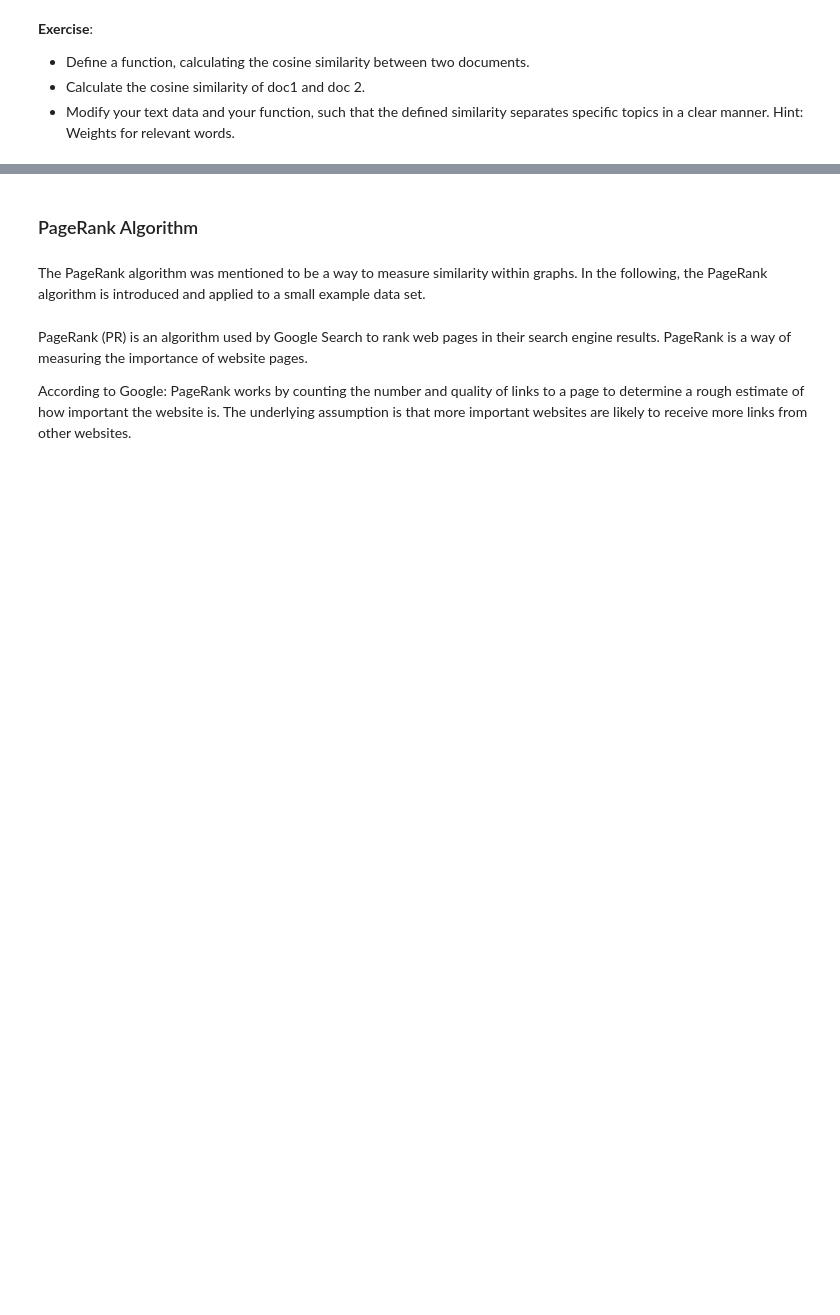
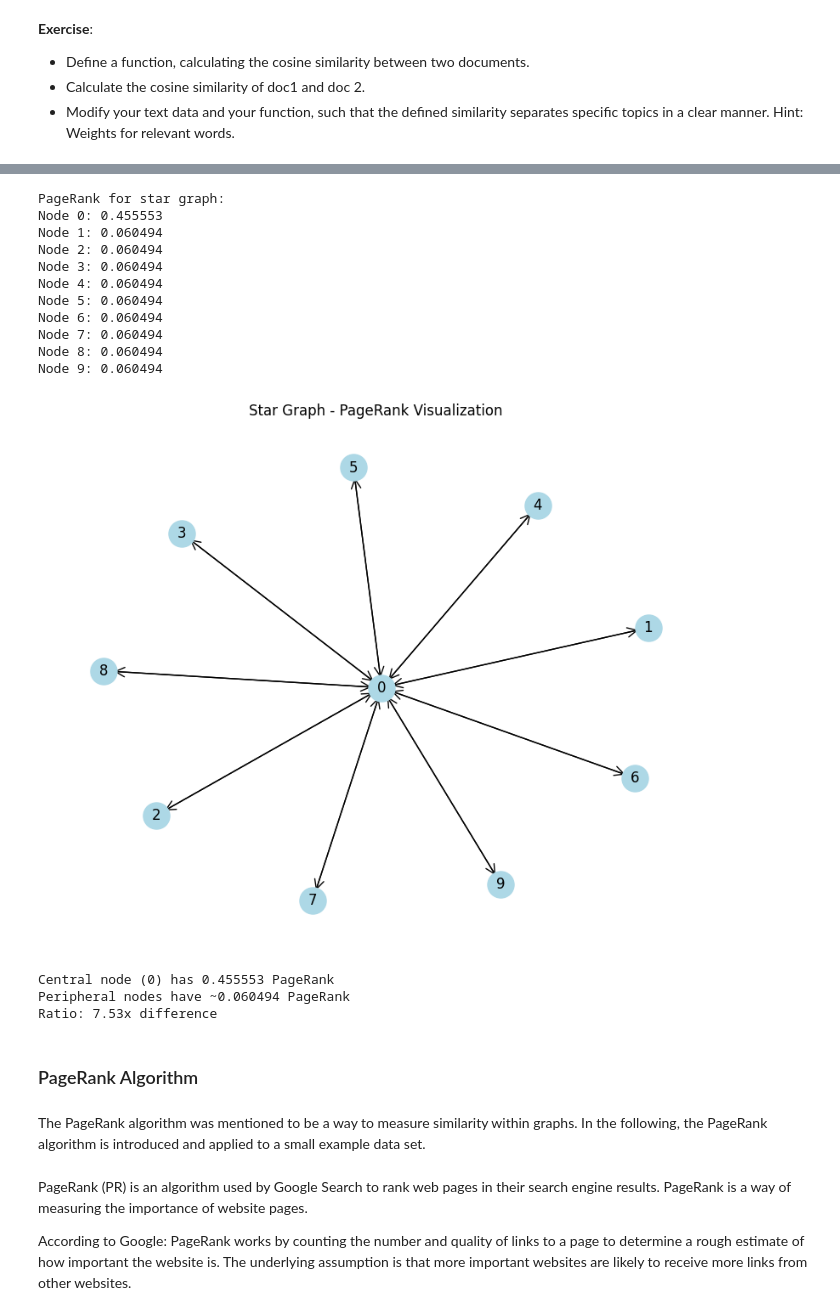
Before and after one commit to KrishnaKumar2002/Digitization-and-Data-Analytics, a Jupyter notebook: DDA EXERCISE/04-Machine Learning-I/MachineLearning_similarities.ipynb, the cells around one changed output, grey strips where cells are left out. Drawn from its saved outputs; the diff is of its cells as text; code cells hidden in the pictures; blank space fills up the shorter version.

```diff
--- a/DDA EXERCISE/04-Machine Learning-I/MachineLearning_similarities.ipynb
+++ b/DDA EXERCISE/04-Machine Learning-I/MachineLearning_similarities.ipynb
@@ -91,3 +193,53 @@ create_dataframe(vector_matrix.toarray(),tokens)
+# %%
+# Exercise: Create a graph with nodes that differ significantly in PageRank
+
+# Create a star graph where one central node connects to many others
+# This creates a clear PageRank difference
+G_star = nx.DiGraph()
+
+# Add edges: node 0 is the central hub with outgoing edges
+# Nodes 1-9 point back to node 0
+G_star.add_edges_from([(0, i) for i in range(1, 10)])  # Hub broadcasts to others
+G_star.add_edges_from([(i, 0) for i in range(1, 10)])  # Others point back to hub
+
+# Calculate PageRank
+pr_star = nx.pagerank(G_star, alpha=0.8)
+
+# Display results
+print("PageRank for star graph:")
+for node, rank in sorted(pr_star.items(), key=lambda x: x[1], reverse=True):
+    print(f"Node {node}: {rank:.6f}")
+
+# Visualize the graph
+import matplotlib.pyplot as plt
+plt.figure(figsize=(10, 8))
+pos = nx.spring_layout(G_star, seed=42)
+nx.draw_networkx_nodes(G_star, pos, node_color='lightblue', node_size=500)
+nx.draw_networkx_labels(G_star, pos)
+nx.draw_networkx_edges(G_star, pos, arrowsize=20, arrowstyle='->')
+plt.title("Star Graph - PageRank Visualization")
+plt.axis('off')
+plt.show()
+
+print(f"\nCentral node (0) has {max(pr_star.values()):.6f} PageRank")
+print(f"Peripheral nodes have ~{list(pr_star.values())[1]:.6f} PageRank")
+print(f"Ratio: {max(pr_star.values()) / list(pr_star.values())[1]:.2f}x difference")
+# %% [output]
+PageRank for star graph:
+Node 0: 0.455553
+Node 1: 0.060494
+Node 2: 0.060494
+Node 3: 0.060494
+Node 4: 0.060494
+Node 5: 0.060494
+Node 6: 0.060494
+Node 7: 0.060494
+Node 8: 0.060494
+Node 9: 0.060494
+[figure, added]
+Central node (0) has 0.455553 PageRank
+Peripheral nodes have ~0.060494 PageRank
+Ratio: 7.53x difference
 # %% [markdown]
 ### PageRank Algorithm
 # %% [markdown]
```
Also changed, not shown: parts of 7 cells of this notebook, 29 other files.
